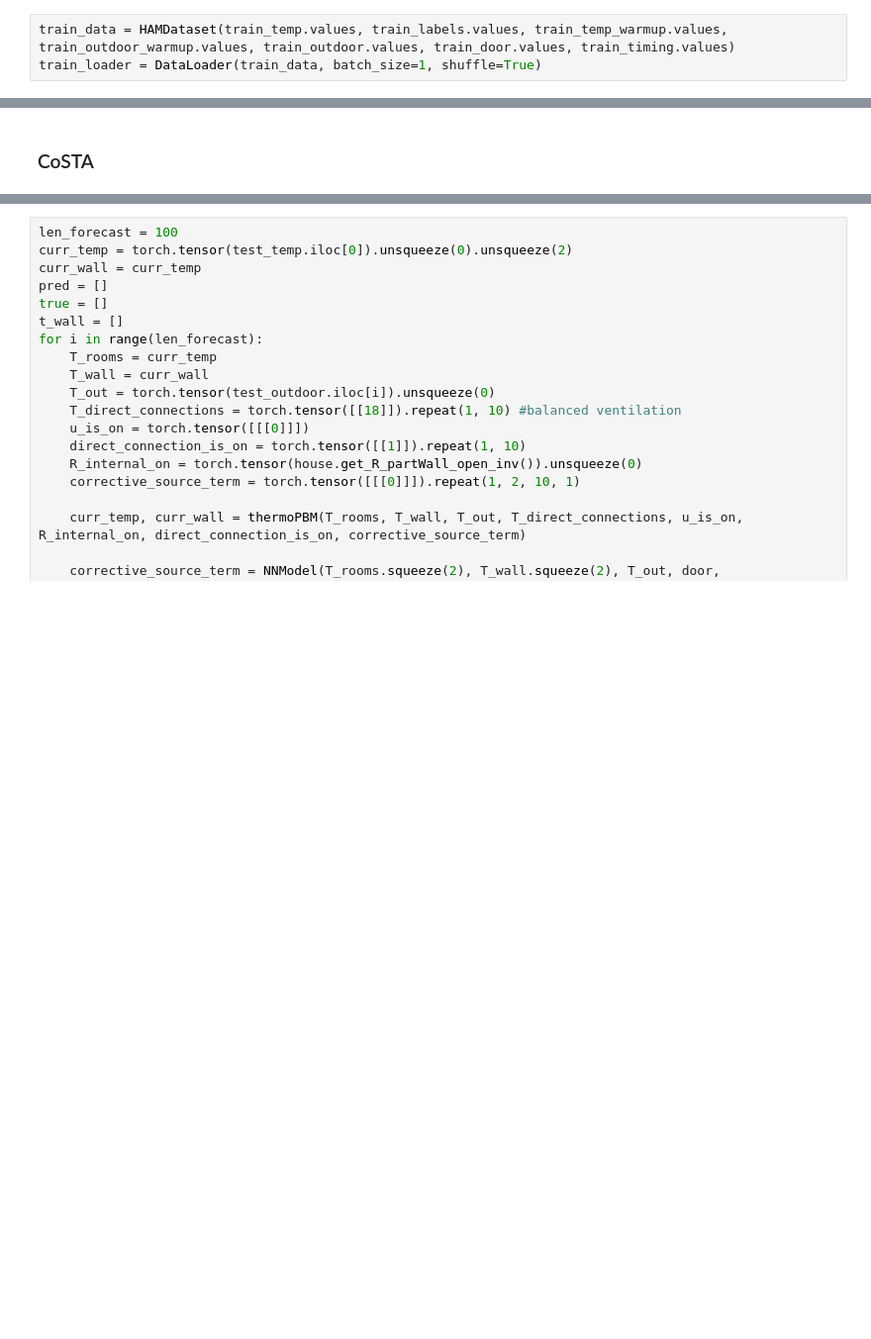
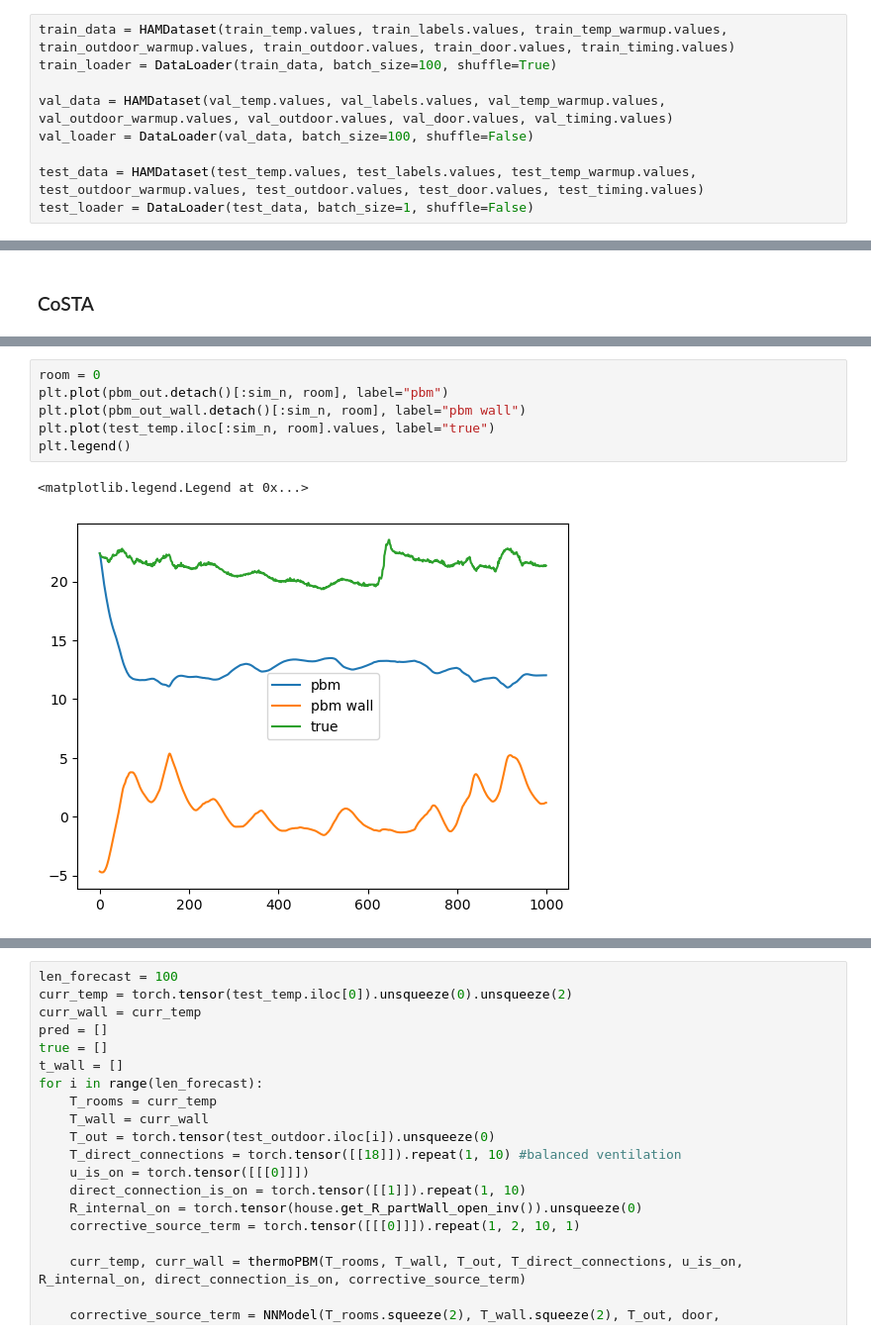
Before and after one commit to henrikhestnes/Master, a Jupyter notebook: HAM/FFCoSTA.ipynb, the cells around one changed output, grey strips where cells are left out. Shown at 99% size. Saved outputs shown, nothing was run; the diff lists cells and outputs as text; blank space fills up the shorter version.

Commit message:
implemented batch functionality

```diff
--- a/HAM/FFCoSTA.ipynb
+++ b/HAM/FFCoSTA.ipynb
@@ -212,7 +227,13 @@ class HAMDataset(Dataset):
         return self.temp[idx], self.label[idx], self.warmup_temp[idx], self.warmup_outdoor[idx], self.outdoor[idx], self.door[idx], self.timing[idx]
 # %%
 train_data = HAMDataset(train_temp.values, train_labels.values, train_temp_warmup.values, train_outdoor_warmup.values, train_outdoor.values, train_door.values, train_timing.values)
-train_loader = DataLoader(train_data, batch_size=1, shuffle=True)
+train_loader = DataLoader(train_data, batch_size=100, shuffle=True)
+
+val_data = HAMDataset(val_temp.values, val_labels.values, val_temp_warmup.values, val_outdoor_warmup.values, val_outdoor.values, val_door.values, val_timing.values)
+val_loader = DataLoader(val_data, batch_size=100, shuffle=False)
+
+test_data = HAMDataset(test_temp.values, test_labels.values, test_temp_warmup.values, test_outdoor_warmup.values, test_outdoor.values, test_door.values, test_timing.values)
+test_loader = DataLoader(test_data, batch_size=1, shuffle=False)
 # %% [markdown]
 ### DEFINE PBM MODEL
 # %%
@@ -369,0 +486,9 @@ model.load_state_dict(NNModel.state_dict())
+# %%
+room = 0
+plt.plot(pbm_out.detach()[:sim_n, room], label="pbm")
+plt.plot(pbm_out_wall.detach()[:sim_n, room], label="pbm wall")
+plt.plot(test_temp.iloc[:sim_n, room].values, label="true")
+plt.legend()
+# %% [output]
+<matplotlib.legend.Legend at 0x...>
+[figure, added]
```
Also changed, not shown: parts of 13 cells of this notebook, 4 other files.
